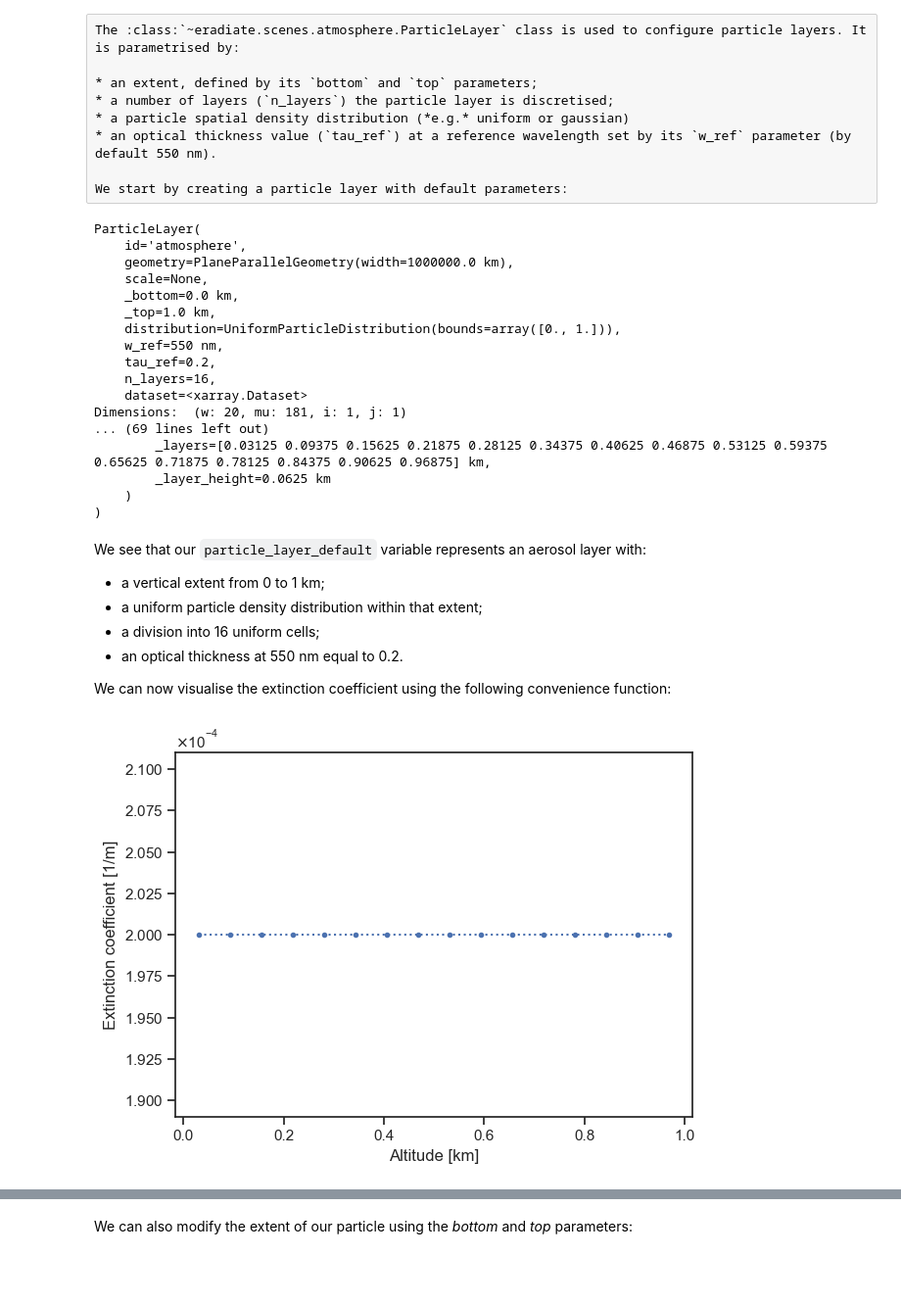
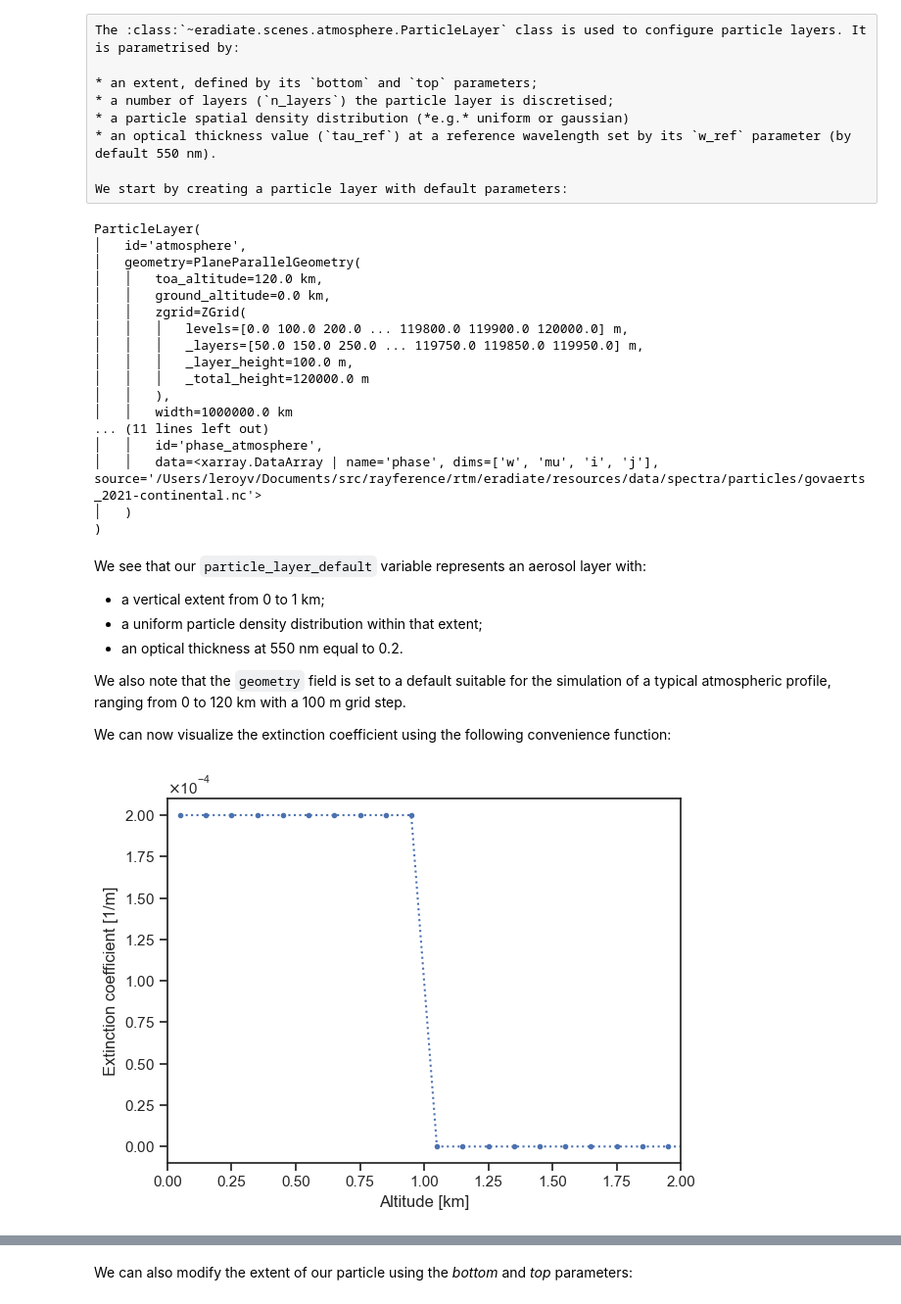
Before and after one commit to eradiate/eradiate-tutorials, a Jupyter notebook: getting_started/particle_layer.ipynb, the cells around one changed output, grey strips where cells are left out. Shown at 98% size. Cells and saved outputs as stored; diff of their text form; code cells hidden in the pictures; blank space fills up the shorter version.

```diff
--- a/getting_started/particle_layer.ipynb
+++ b/getting_started/particle_layer.ipynb
@@ -48,35 +49,36 @@ The :class:`~eradiate.scenes.atmosphere.ParticleLayer` class is used to configur
 We start by creating a particle layer with default parameters:
 # %%
 particle_layer_default = ertsc.atmosphere.ParticleLayer()
-particle_layer_default
+pprint(particle_layer_default)
 # %% [output]
 ParticleLayer(
-    id='atmosphere',
-    geometry=PlaneParallelGeometry(width=1000000.0 km),
-    scale=None,
-    _bottom=0.0 km,
-    _top=1.0 km,
-    distribution=UniformParticleDistribution(bounds=array([0., 1.])),
-    w_ref=550 nm,
-    tau_ref=0.2,
-    n_layers=16,
-    dataset=<xarray.Dataset>
-Dimensions:  (w: 20, mu: 181, i: 1, j: 1)
-... (69 lines left out)
-        _layers=[0.03125 0.09375 0.15625 0.21875 0.28125 0.34375 0.40625 0.46875 0.53125 0.59375 0.65625 0.71875 0.78125 0.84375 0.90625 0.96875] km,
-        _layer_height=0.0625 km
-    )
+│   id='atmosphere',
+│   geometry=PlaneParallelGeometry(
+│   │   toa_altitude=120.0 km,
+│   │   ground_altitude=0.0 km,
+│   │   zgrid=ZGrid(
+│   │   │   levels=[0.0 100.0 200.0 ... 119800.0 119900.0 120000.0] m,
+│   │   │   _layers=[50.0 150.0 250.0 ... 119750.0 119850.0 119950.0] m,
+│   │   │   _layer_height=100.0 m,
+│   │   │   _total_height=120000.0 m
+│   │   ),
+│   │   width=1000000.0 km
+... (11 lines left out)
+│   │   id='phase_atmosphere',
+│   │   data=<xarray.DataArray | name='phase', dims=['w', 'mu', 'i', 'j'], source='/Users/leroyv/Documents/src/rayference/rtm/eradiate/resources/data/spectra/particles/govaerts_2021-continental.nc'>
+│   )
 )
 # %% [markdown]
 We see that our `particle_layer_default` variable represents an aerosol layer with:
 
 * a vertical extent from 0 to 1 km;
 * a uniform particle density distribution within that extent;
-* a division into 16 uniform cells;
 * an optical thickness at 550 nm equal to 0.2.
 
-We can now visualise the extinction coefficient using the following convenience function:
+We also note that the `geometry` field is set to a default suitable for the simulation of a typical atmospheric profile, ranging from 0 to 120 km with a 100 m grid step.
+
+We can now visualize the extinction coefficient using the following convenience function:
 # %%
-plot_sigma_t(particle_layer_default)
+plot_sigma_t(particle_layer_default, altitude_extent=[0, 2])
 # %% [output]
-[figure, old version]
+[figure, new version]
```
Also changed, not shown: parts of 11 cells of this notebook, 9 other files.
